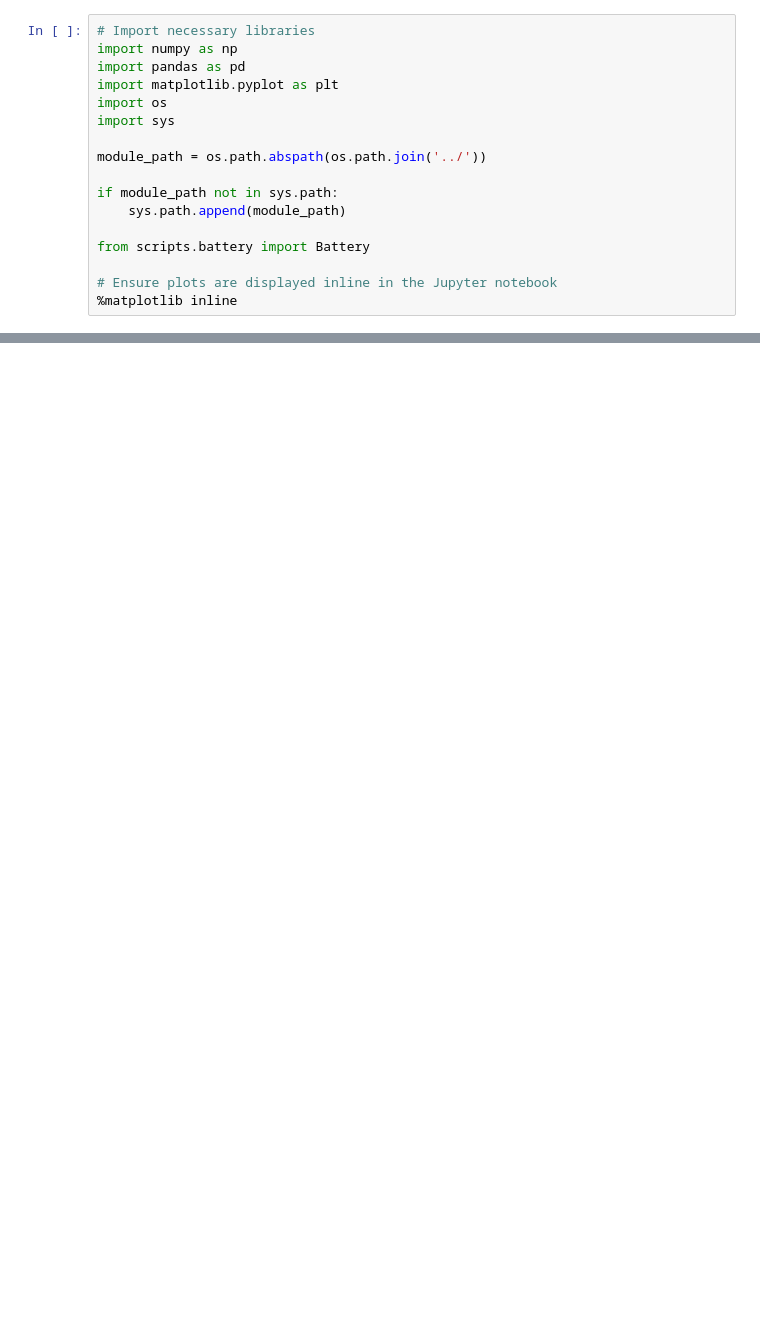
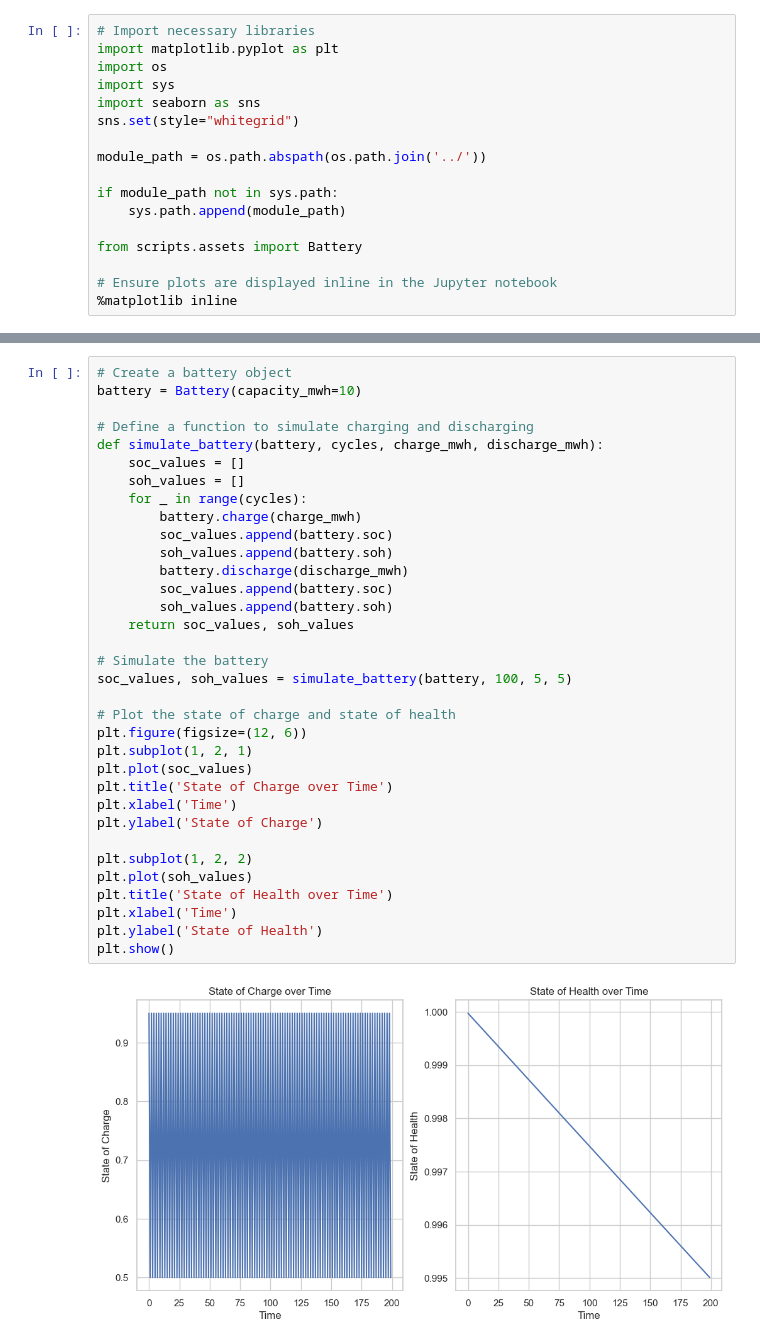
Before and after one commit to koulakhilesh/OpenEnergy, a Jupyter notebook: notebooks/battery.ipynb, the cells around one changed output, grey strips where cells are left out. Saved outputs shown, nothing was run; the diff lists cells and outputs as text; blank space fills up the shorter version.

Commit message:
Updated notebooks for battery and simulated prices

```diff
--- a/notebooks/battery.ipynb
+++ b/notebooks/battery.ipynb
@@ -13,17 +17,17 @@ In this section, we'll prepare our environment by importing necessary libraries
 # %%
 # Import necessary libraries
-import numpy as np
-import pandas as pd
 import matplotlib.pyplot as plt
 import os
 import sys
+import seaborn as sns
+sns.set(style="whitegrid")
 
 module_path = os.path.abspath(os.path.join('../'))
 
 if module_path not in sys.path:
     sys.path.append(module_path)
 
-from scripts.battery import Battery
+from scripts.assets import Battery
 
 # Ensure plots are displayed inline in the Jupyter notebook
 %matplotlib inline
@@ -218,0 +46,36 @@ temperature       NaN       NaN          NaN
+# %%
+# Create a battery object
+battery = Battery(capacity_mwh=10)
+
+# Define a function to simulate charging and discharging
+def simulate_battery(battery, cycles, charge_mwh, discharge_mwh):
+    soc_values = []
+    soh_values = []
+    for _ in range(cycles):
+        battery.charge(charge_mwh)
+        soc_values.append(battery.soc)
+        soh_values.append(battery.soh)
+        battery.discharge(discharge_mwh)
+        soc_values.append(battery.soc)
+        soh_values.append(battery.soh)
+    return soc_values, soh_values
+
+# Simulate the battery
+soc_values, soh_values = simulate_battery(battery, 100, 5, 5)
+
+# Plot the state of charge and state of health
+plt.figure(figsize=(12, 6))
+plt.subplot(1, 2, 1)
+plt.plot(soc_values)
+plt.title('State of Charge over Time')
+plt.xlabel('Time')
+plt.ylabel('State of Charge')
+
+plt.subplot(1, 2, 2)
+plt.plot(soh_values)
+plt.title('State of Health over Time')
+plt.xlabel('Time')
+plt.ylabel('State of Health')
+plt.show()
+# %% [output]
+[figure, added]
```
Also changed, not shown: parts of 16 cells of this notebook, 1 other file.
